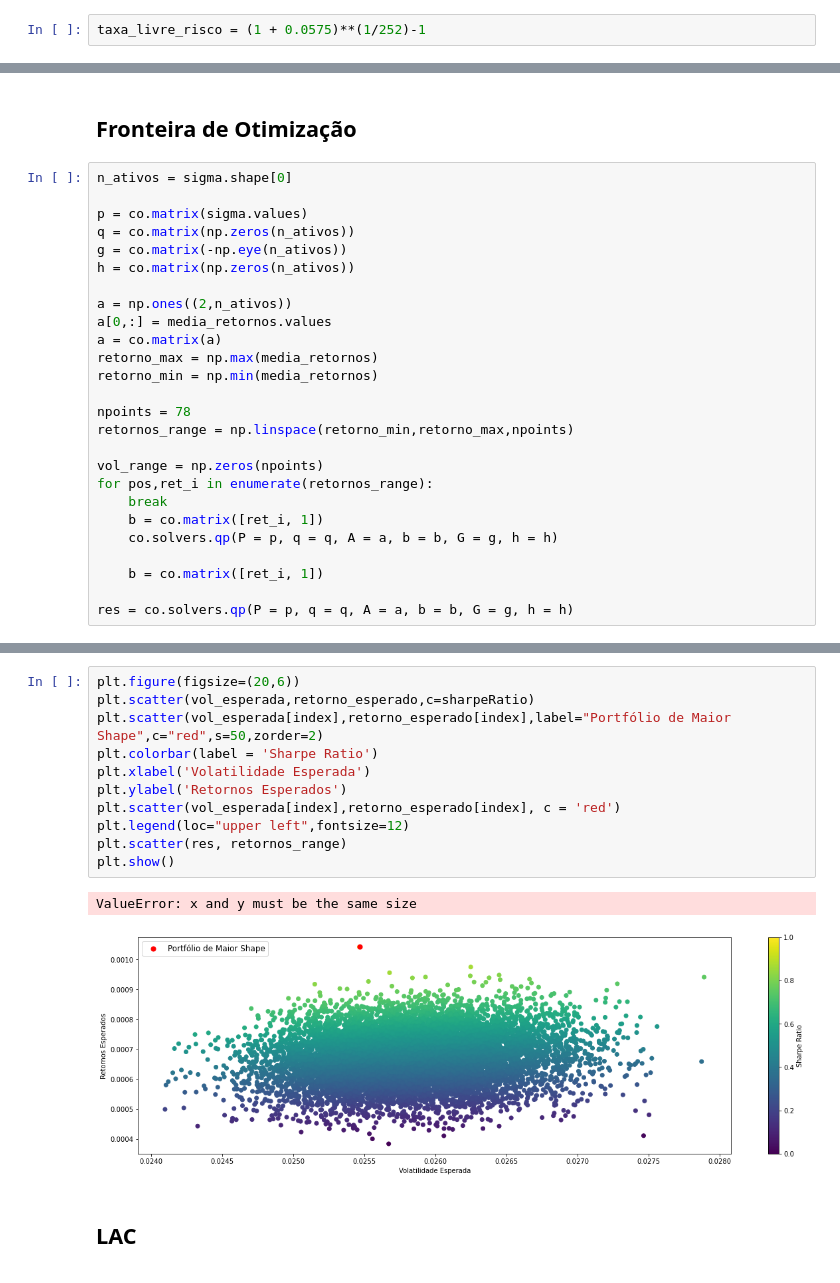
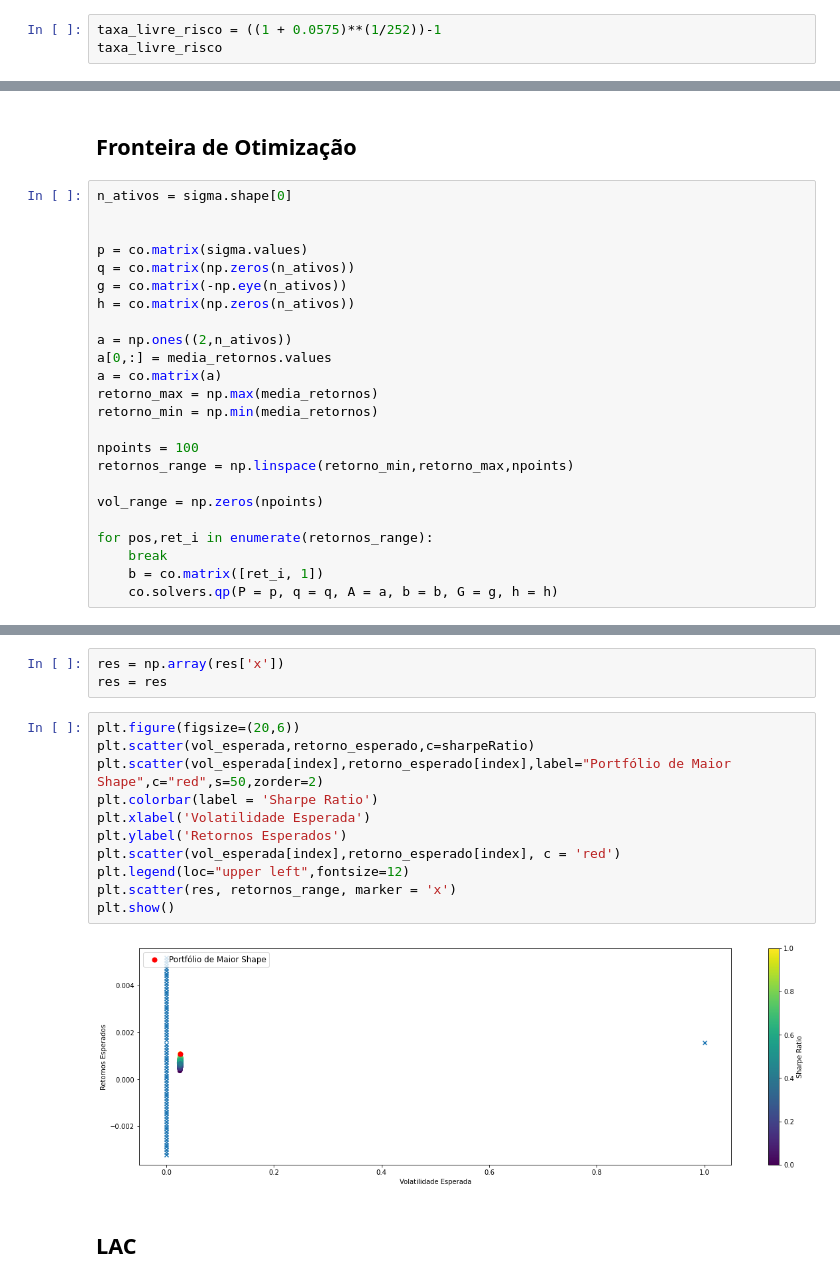
Before and after one commit to Insper-Data/Financas-2021.2, a Jupyter notebook: Codigo/Markowitz_working.ipynb, the cells around one changed output, grey strips where cells are left out. Saved outputs shown, nothing was run; the diff lists cells and outputs as text.

```diff
--- a/Codigo/Markowitz_working.ipynb
+++ b/Codigo/Markowitz_working.ipynb
@@ -74,4 +74,5 @@ corrMatrix
 # %% [markdown]
 **Definindo a Taxa Livre de Risco**
 # %%
-taxa_livre_risco = (1 + 0.0575)**(1/252)-1
+taxa_livre_risco = ((1 + 0.0575)**(1/252))-1
+taxa_livre_risco
@@ -133,6 +136,7 @@ plt.show()
 ## **Fronteira de Otimização**
 # %%
 n_ativos = sigma.shape[0]
+
 
 p = co.matrix(sigma.values)
 q = co.matrix(np.zeros(n_ativos))
@@ -145,15 +149,12 @@ a = co.matrix(a)
 retorno_max = np.max(media_retornos)
 retorno_min = np.min(media_retornos)
 
-npoints = 78
+npoints = 100
 retornos_range = np.linspace(retorno_min,retorno_max,npoints)
 
 vol_range = np.zeros(npoints)
+
 for pos,ret_i in enumerate(retornos_range):
     break
     b = co.matrix([ret_i, 1])
     co.solvers.qp(P = p, q = q, A = a, b = b, G = g, h = h)
-
-    b = co.matrix([ret_i, 1])
-
-res = co.solvers.qp(P = p, q = q, A = a, b = b, G = g, h = h)
@@ -181,17 +195,19 @@ ret_i
+# %%
+res = np.array(res['x'])
+res = res
 # %%
 plt.figure(figsize=(20,6))
 plt.scatter(vol_esperada,retorno_esperado,c=sharpeRatio)
 plt.scatter(vol_esperada[index],retorno_esperado[index],label="Portfólio de Maior Shape",c="red",s=50,zorder=2)
 plt.colorbar(label = 'Sharpe Ratio')
 plt.xlabel('Volatilidade Esperada')
 plt.ylabel('Retornos Esperados')
 plt.scatter(vol_esperada[index],retorno_esperado[index], c = 'red')
 plt.legend(loc="upper left",fontsize=12)
-plt.scatter(res, retornos_range)
+plt.scatter(res, retornos_range, marker = 'x')
 plt.show()
 # %% [output]
-ValueError: x and y must be the same size
-[figure, old version]
+[figure, new version]
 # %% [markdown]
 ## **LAC**
 # %%
```
Also changed, not shown: parts of 10 cells of this notebook.
